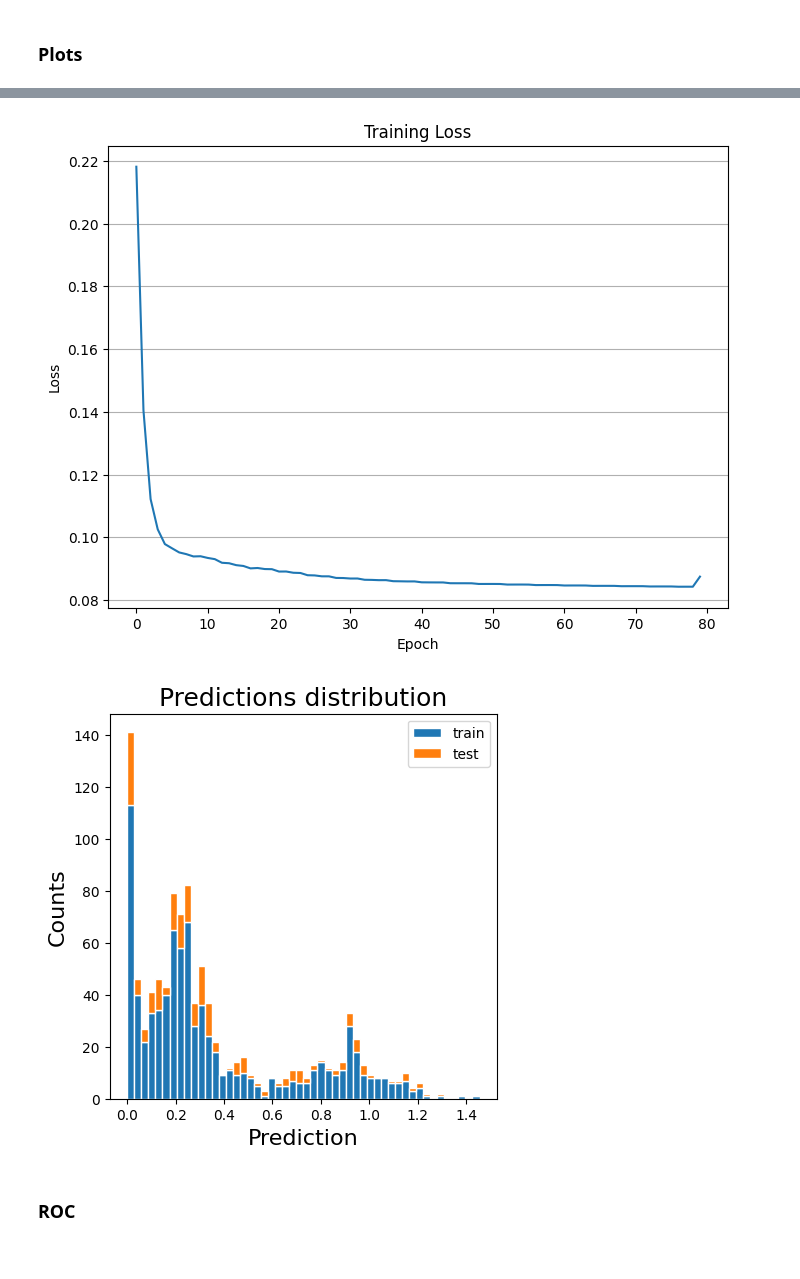
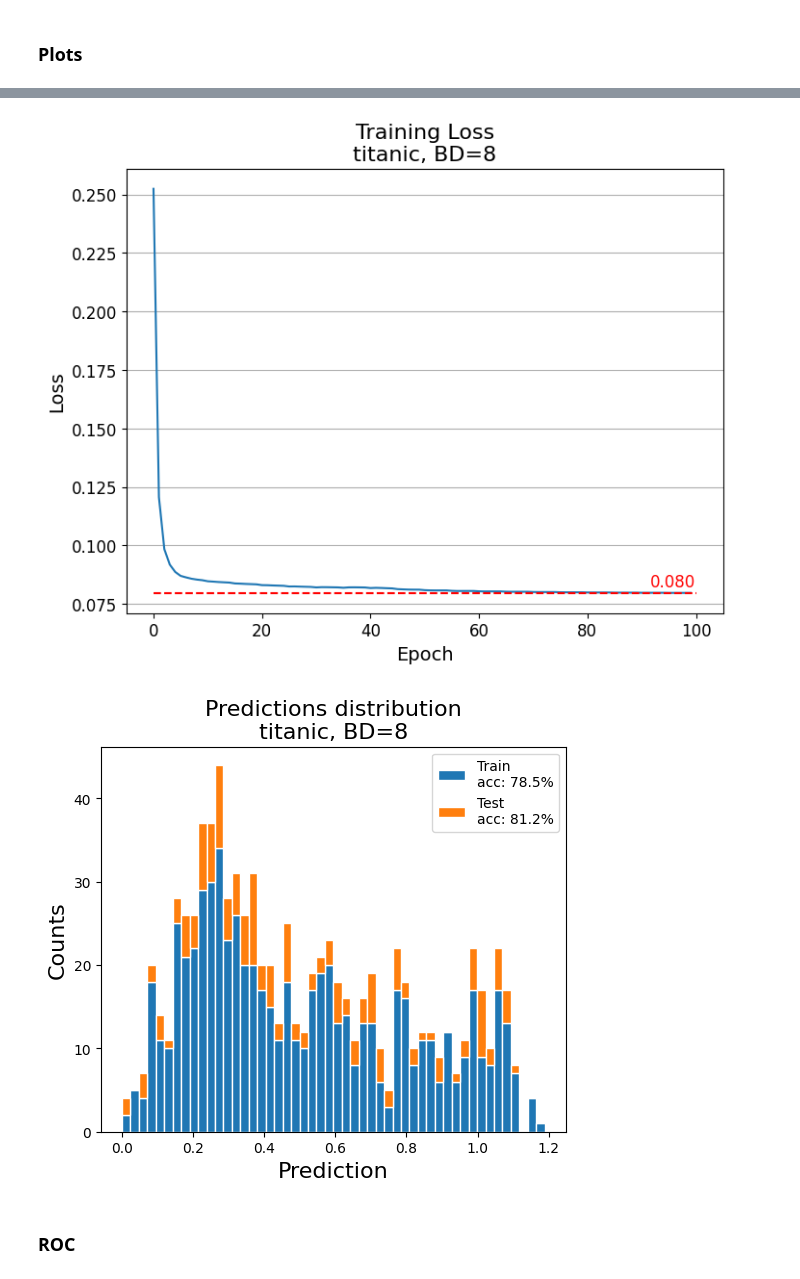
Before and after one commit to c0pp1/TTN4HEP, a Jupyter notebook: TTN/myttnlibrary.ipynb, the cells around one changed output, grey strips where cells are left out. Drawn from its saved outputs; the diff is of its cells as text; code cells hidden in the pictures.

Commit message:
feat(added polynomial mapping)

```diff
--- a/TTN/myttnlibrary.ipynb
+++ b/TTN/myttnlibrary.ipynb
@@ -163,8 +163,10 @@ tensor([1., 0.], dtype=torch.float64)
 # %%
 h = 2
 features = h**2
-BATCH_SIZE = 64
+BATCH_SIZE = 32
 DATASET = 'titanic'
+MAPPING = 'poly'
+MAP_DIM = 2
 
 if DATASET == 'mnist':
     train_dl, test_dl, train_visual = get_mnist_data_loaders(h, batch_size=BATCH_SIZE)
@@ -176,7 +178,7 @@ elif DATASET == 'iris':
 elif DATASET == 'higgs':
     train_dl, test_dl, features = get_higgs_data_loaders(batch_size=BATCH_SIZE)
 elif DATASET == 'titanic':
-    train_dl, test_dl, features = get_titanic_data_loaders(batch_size=BATCH_SIZE, scale=(0, 1))
+    train_dl, test_dl, features = get_titanic_data_loaders(batch_size=BATCH_SIZE, scale=(0, 1), mapping=MAPPING, dim=MAP_DIM)   # scales different from (0, 1) are reasonable only in the poly mapping
 # %%
 def loss(labels, output: torch.Tensor, weights, l=0.1):
     loss_value = 0.
@@ -197,11 +199,12 @@ def loss(labels, output: torch.Tensor, weights, l=0.1):
     return loss_value
 # %%
 DEVICE = 'cuda'
-BOND_DIM = 10
+BOND_DIM = 8
 DTYPE = torch.double
 N_LABELS = 1
+MODEL_DIR = 'titanic_models'
 
-model = TTNModel(features, bond_dim=BOND_DIM, n_labels=N_LABELS, device=DEVICE, dtype=DTYPE)
+model = TTNModel(features, n_phys=MAP_DIM, bond_dim=BOND_DIM, n_labels=N_LABELS, device=DEVICE, dtype=DTYPE)
 model.draw()
 # %% [output]
 [drawing not drawn]
@@ -272,16 +275,19 @@ print(np.mean(loss_history[-10:]))
 # %%
 fig, ax = plt.subplots(1, 1, figsize=(8, 6))
 
-ax.plot([loss_history[i*len(train_dl):((i+1)*len(train_dl) if i<EPOCHS-1 else -1)].mean() for i in range(EPOCHS)])
+ax.plot([loss_history[i*len(train_dl):((i+1)*len(train_dl) if i<EPOCHS-1 else None)].mean() for i in range(EPOCHS)])
 #ax.set_ylim(0, 0.3)
-ax.set_xlabel('Epoch')
-ax.set_ylabel('Loss')
-ax.set_title('Training Loss')
+ax.set_xlabel('Epoch', fontsize=FONTSIZE)
+ax.set_ylabel('Loss', fontsize=FONTSIZE)
+ax.set_title(F'Training Loss\n{DATASET}, BD={BOND_DIM}', fontsize=FONTSIZE+2)
+ax.tick_params(axis='both', which='major', labelsize=FONTSIZE-2)
 ax.grid(axis='y')
 
-fig.savefig(f'models/loss_history_{now.strftime("%Y%m%d-%H%M%S")}.png')
+ax.hlines(loss_history[(EPOCHS-1)*len(train_dl):].mean(), 0, EPOCHS, colors='r', linestyles='dashed')
+ax.text(EPOCHS, loss_history[(EPOCHS-1)*len(train_dl):].mean()+0.001, f'{loss_history[(EPOCHS-1)*len(train_dl):].mean():.3f}', fontsize=FONTSIZE-2, color='r', verticalalignment='bottom', horizontalalignment='right')
+fig.savefig(MODEL_DIR + f'/loss_history_{DATASET}_bd{BOND_DIM}_{now.strftime("%Y%m%d-%H%M%S")}.png')
 # %% [output]
-[figure, old version]
+[figure, new version]
 # %%
 def get_predictions(model, device, dl, dtype=torch.complex128, disable_pbar=False):
 
@@ -315,16 +321,21 @@ def get_output(model, device, dl, dtype=torch.complex128, disable_pbar=False):
 # %%
 import sys
 sys.path.insert(0, '../')
 from images.plot_utils import plot_predictions
 
 train_pred = get_predictions(model, DEVICE, train_dl, DTYPE)
 test_pred = get_predictions(model, DEVICE, test_dl, DTYPE)
 
-fig, axa = plot_predictions(train_pred, test_pred, N_LABELS)
+fig, ax = plot_predictions(train_pred, test_pred, N_LABELS)
 
-fig.savefig(f'models/predictions_dist_{now.strftime("%Y%m%d-%H%M%S")}.png')
+train_acc, test_acc = accuracy(model, DEVICE, train_dl, test_dl, DTYPE, disable_pbar=True)
+
+ax.legend([f'Train\nacc: {train_acc:.1%}', f'Test\nacc: {test_acc:.1%}'])
+ax.set_title(f'Predictions distribution\n{DATASET}, BD={BOND_DIM}', fontsize=FONTSIZE+2)
+
+fig.savefig(MODEL_DIR + f'/predictions_dist_{DATASET}_bd{BOND_DIM}_{now.strftime("%Y%m%d-%H%M%S")}.png')
 # %% [output]
-[figure, old version]
+[figure, new version]
 # %%
 # save model output
 train_out = get_output(model, DEVICE, train_dl, DTYPE)
```
Also changed, not shown: parts of 22 cells of this notebook, 4 other files.
